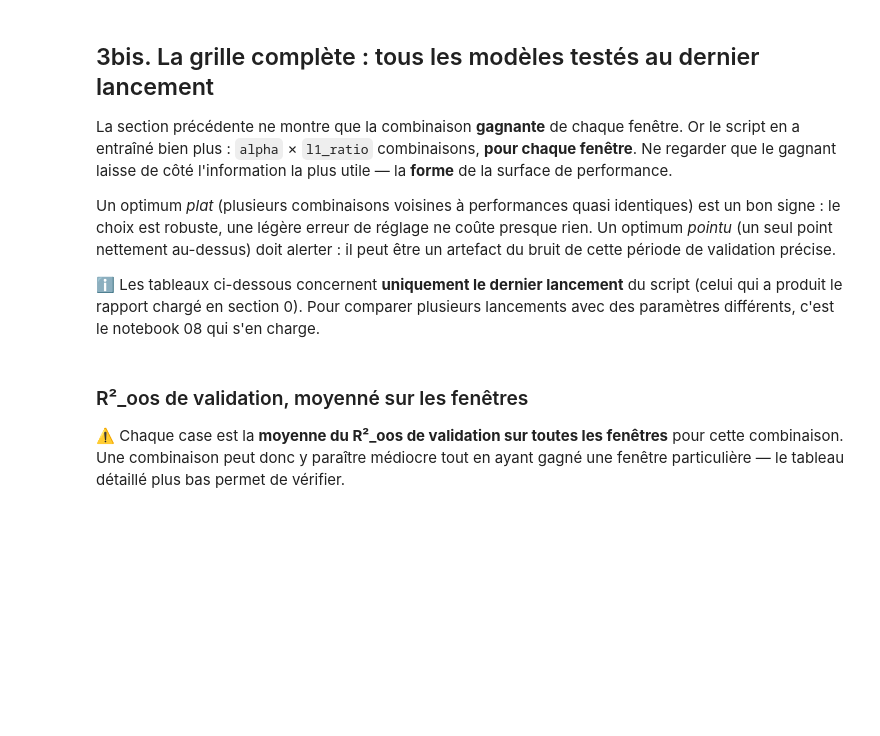
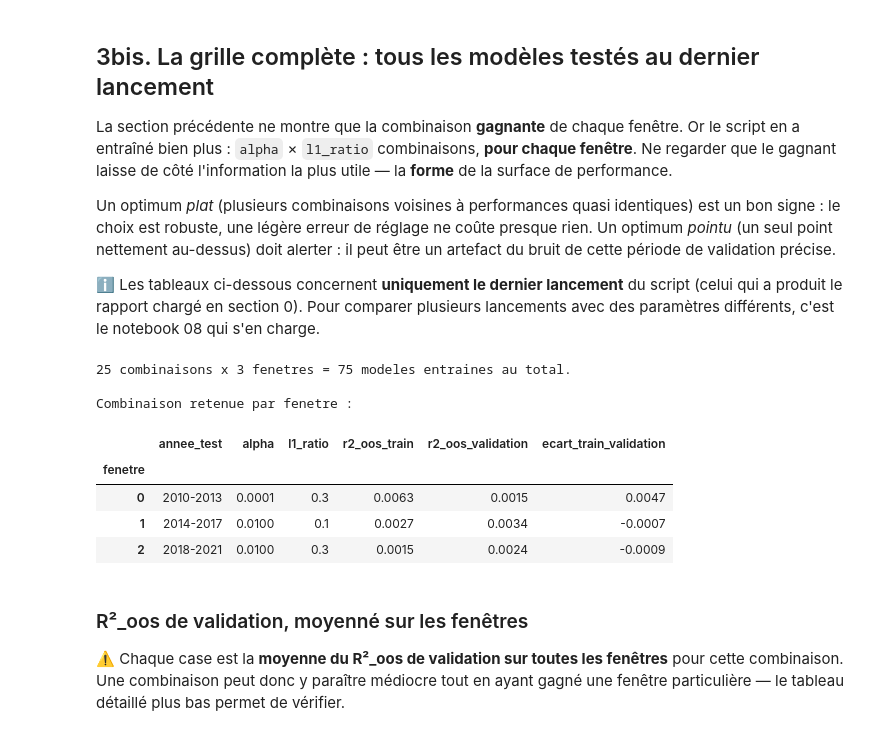
Before and after one commit to AlessioNo/Memoire, a Jupyter notebook: notebooks/05_modele_elastic_net.ipynb, the cells around one changed output. Drawn from its saved outputs; the diff is of its cells as text; code cells hidden in the pictures; blank space fills up the shorter version.

```diff
--- a/notebooks/05_modele_elastic_net.ipynb
+++ b/notebooks/05_modele_elastic_net.ipynb
@@ -118,96 +124,42 @@ def _etiquettes(valeurs):
     return [f"{v:g}" if isinstance(v, float) else str(v) for v in valeurs]
 
 
 def tracer_heatmap(pivot, titre, etiquette_couleur, cmap, format_valeur="{:.4f}"):
     # Heatmap annotee a partir d'un tableau croise (2 hyperparametres en lignes/colonnes)
     valeurs = pivot.values.astype(float)
     fig, ax = plt.subplots(figsize=(1.7 * len(pivot.columns) + 3.5,
                                     0.75 * len(pivot.index) + 2.5))
     image = ax.imshow(valeurs, cmap=cmap, aspect='auto')
 
     ax.set_xticks(range(len(pivot.columns)))
     ax.set_xticklabels(_etiquettes(pivot.columns))
     ax.set_yticks(range(len(pivot.index)))
     ax.set_yticklabels(_etiquettes(pivot.index))
     ax.set_xlabel(pivot.columns.name)
     ax.set_ylabel(pivot.index.name)
     ax.set_title(titre)
 
     milieu = (np.nanmax(valeurs) + np.nanmin(valeurs)) / 2
     for i in range(valeurs.shape[0]):
         for j in range(valeurs.shape[1]):
             v = valeurs[i, j]
             if np.isnan(v):
                 continue
             ax.text(j, i, format_valeur.format(v), ha='center', va='center',
                     fontsize=9, color='white' if v < milieu else 'black')
 
     fig.colorbar(image, ax=ax, label=etiquette_couleur)
     plt.tight_layout()
     plt.show()
-
-
-def tracer_heatmaps_par_fenetre(grille, lignes, colonnes, valeur, titre,
-                                etiquette_couleur, cmap, format_valeur="{:.4f}"):
-    # Une heatmap par fenetre, cote a cote, sur une MEME echelle de couleurs
-    # (indispensable pour comparer les fenetres entre elles d'un coup d'oeil).
-    # Le cadre rouge marque la combinaison reellement retenue par cette fenetre.
-    numeros = sorted(grille['fenetre'].unique())
-    pivots = {n: grille[grille['fenetre'] == n].pivot_table(
-                  index=lignes, columns=colonnes, values=valeur, aggfunc='mean')
-              for n in numeros}
-
-    toutes_valeurs = np.concatenate([p.values.astype(float).ravel() for p in pivots.values()])
-    mini, maxi = np.nanmin(toutes_valeurs), np.nanmax(toutes_valeurs)
-    milieu = (mini + maxi) / 2
-
-    premier = pivots[numeros[0]]
-    fig, axes = plt.subplots(
-        1, len(numeros), squeeze=False,
-        figsize=(1.9 * len(premier.columns) * len(numeros) + 2.5,
-                 0.75 * len(premier.index) + 3))
-
-    for ax, n in zip(axes[0], numeros):
-        pivot = pivots[n]
-        valeurs = pivot.values.astype(float)
-        image = ax.imshow(valeurs, cmap=cmap, aspect='auto', vmin=mini, vmax=maxi)
-
-        ax.set_xticks(range(len(pivot.columns)))
-        ax.set_xticklabels(_etiquettes(pivot.columns))
-        ax.set_yticks(range(len(pivot.index)))
-        ax.set_xlabel(pivot.columns.name)
-        if n == numeros[0]:
-            ax.set_yticklabels(_etiquettes(pivot.index))
-            ax.set_ylabel(pivot.index.name)
-        else:
-            # etiquettes Y sur le premier graphique seulement : sinon elles debordent
-            # sur le graphique voisin (l'echelle est commune, donc elles sont identiques)
-            ax.set_yticklabels([])
-
-        annee = grille.loc[grille['fenetre'] == n, 'annee_test'].iloc[0]
-        ax.set_title(f"Fenetre {n} (test {annee})", fontsize=11)
-
-        for i in range(valeurs.shape[0]):
-            for j in range(valeurs.shape[1]):
-                v = valeurs[i, j]
-                if np.isnan(v):
-                    continue
-                ax.text(j, i, format_valeur.format(v), ha='center', va='center',
-                        fontsize=8, color='white' if v < milieu else 'black')
-
-        gagnante = grille[(grille['fenetre'] == n) & grille['selectionnee']]
-        if len(gagnante):
-            ligne_gagnante = gagnante.iloc[0]
-            index_liste, colonnes_liste = list(pivot.index), list(pivot.columns)
-            if ligne_gagnante[lignes] in index_liste and ligne_gagnante[colonnes] in colonnes_liste:
-                i = index_liste.index(ligne_gagnante[lignes])
-                j = colonnes_liste.index(ligne_gagnante[colonnes])
-                ax.add_patch(plt.Rectangle((j - 0.5, i - 0.5), 1, 1, fill=False,
-                                           edgecolor='red', linewidth=2.5))
-
-    fig.suptitle(titre)
-    fig.colorbar(image, ax=axes[0].tolist(), label=etiquette_couleur, fraction=0.025)
-    plt.show()
+# %% [output]
+25 combinaisons x 3 fenetres = 75 modeles entraines au total.
+
+Combinaison retenue par fenetre :
+|  | annee_test | alpha | l1_ratio | r2_oos_train | r2_oos_validation | ecart_train_validation |
+| fenetre |  |  |  |  |  |  |
+| 0 | 2010-2013 | 0.0001 | 0.3 | 0.0063 | 0.0015 | 0.0047 |
+| 1 | 2014-2017 | 0.0100 | 0.1 | 0.0027 | 0.0034 | -0.0007 |
+| 2 | 2018-2021 | 0.0100 | 0.3 | 0.0015 | 0.0024 | -0.0009 |
 # %% [markdown]
 ### R²_oos de validation, moyenné sur les fenêtres
 
```
Also changed, not shown: parts of 26 cells of this notebook, 5 other files.
